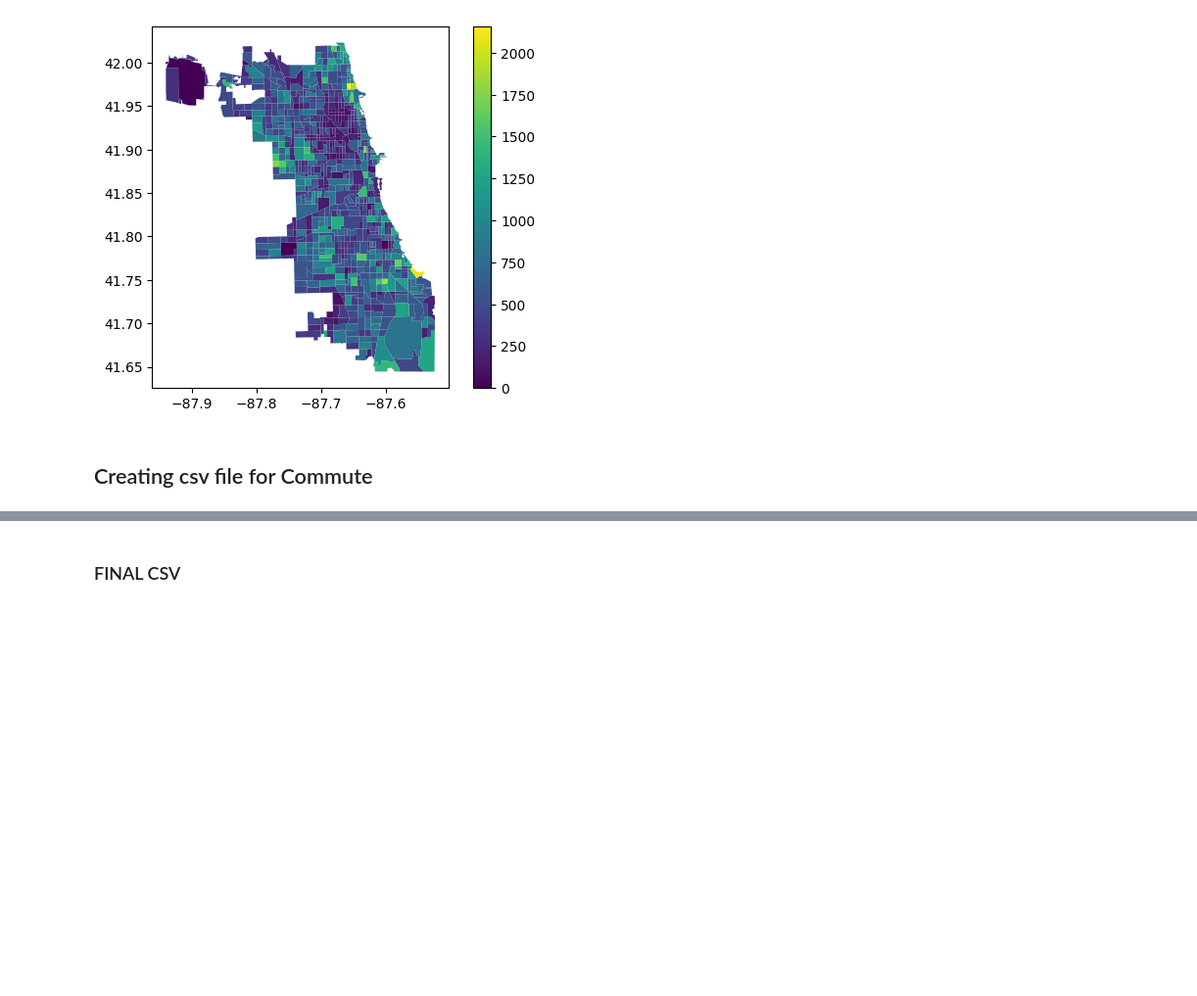
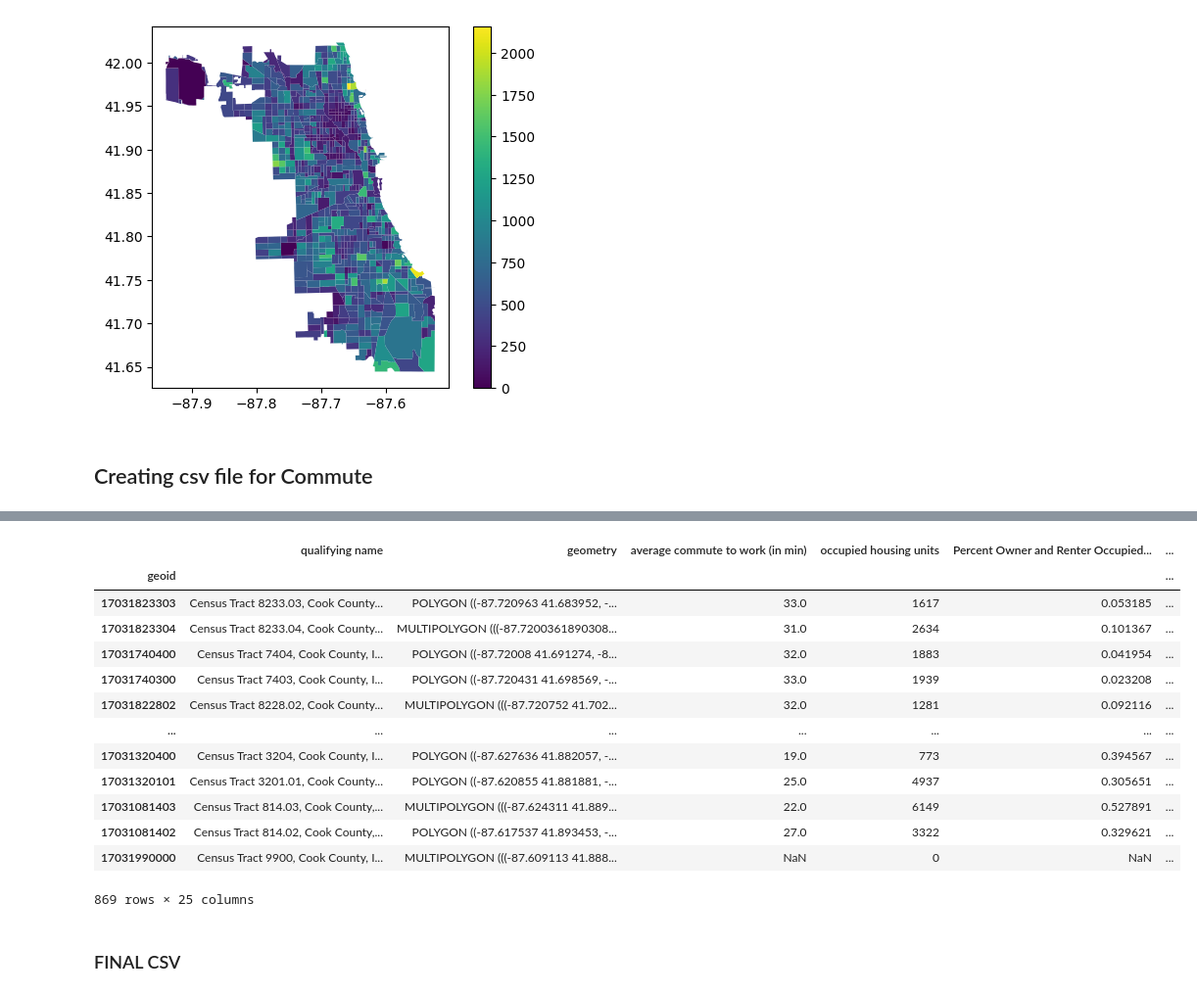
Before and after one commit to uchicago-dsi/cpl_project, a Jupyter notebook: can-summer-2023/notebooks/Notebooks for CSV Compile/commute_csv_creation.ipynb, the cells around one changed output, grey strips where cells are left out. Shown at 98% size. Cells and saved outputs as stored; diff of their text form; code cells hidden in the pictures; blank space fills up the shorter version.

```diff
--- a/can-summer-2023/notebooks/Notebooks for CSV Compile/commute_csv_creation.ipynb
+++ b/can-summer-2023/notebooks/Notebooks for CSV Compile/commute_csv_creation.ipynb
@@ -41,5 +27,0 @@ commute.head()
-# %%
-#Converting df to gdf
-commute['geometry'] = commute['geometry'].apply(wkt.loads)
-commute = gpd.GeoDataFrame(commute, crs="EPSG:4326", geometry=commute['geometry'])
-commute.head()
@@ -68,5 +28,5 @@ Text(0.5, 1.0, 'Percent of Commuters Using Public Transportation')
 # %%
 #getting owner occupied households
-commute['owner occupied households'] = commute['occupied housing units']-commute['renter-occupied housing units']
-commute = commute.sort_values(by='owner occupied households', ascending = False)
-commute.head()
+#commute['owner-occupied housing units'] = commute['occupied housing units']-commute['renter-occupied housing units']
+#commute = commute.sort_values(by='owner-occupied housing units', ascending = False)
+#commute.head()
@@ -352,12 +297,12 @@ old_columns = ['occupied housing units: no vehicle available',
  'occupied housing units: 4 vehicles available',
  'occupied housing units: 5 or more vehicles available']
 
-new_columns = ['Percent Occupied Housing: No Vehicles',
- 'Percent Occupied Housing: 1 Vehicle',
- 'Percent Occupied Housing: 2 Vehicles',
- 'Percent Occupied Housing: 3 Vehicles',
- 'Percent Occupied Housing: 4 Vehicles',
- 'Percent Occupied Housing: 5 or More Vehicles']
+new_columns = ['Percent Owner and Renter Occupied Housing: No Vehicles',
+ 'Percent Owner and Renter Occupied Housing: 1 Vehicle',
+ 'Percent Owner and Renter Occupied Housing: 2 Vehicles',
+ 'Percent Owner and Renter Occupied Housing: 3 Vehicles',
+ 'Percent Owner and Renter Occupied Housing: 4 Vehicles',
+ 'Percent Owner and Renter Occupied Housing: 5 or More Vehicles']
 
 for i in range(1,len(new_columns)+1):
     #print(i)
@@ -406,19 +351,20 @@ for i in range(1,len(new_columns3)+1):
 commute_demos = commute_demos_copy[['qualifying name',
                                     'geometry',
                                     'average commute to work (in min)',
-                                    'owner occupied households',
-                                    'Percent Occupied Housing: No Vehicles',
-                                     'Percent Occupied Housing: 1 Vehicle',
-                                     'Percent Occupied Housing: 2 Vehicles',
-                                     'Percent Occupied Housing: 3 Vehicles',
-                                     'Percent Occupied Housing: 4 Vehicles',
-                                     'Percent Occupied Housing: 5 or More Vehicles',
+                                    'occupied housing units',
+                                    'Percent Owner and Renter Occupied Housing: No Vehicles',
+                                     'Percent Owner and Renter Occupied Housing: 1 Vehicle',
+                                     'Percent Owner and Renter Occupied Housing: 2 Vehicles',
+                                     'Percent Owner and Renter Occupied Housing: 3 Vehicles',
+                                     'Percent Owner and Renter Occupied Housing: 4 Vehicles',
+                                     'Percent Owner and Renter Occupied Housing: 5 or More Vehicles',
                                     'Percent Renter-Occupied Housing: No Vehicles',
                                      'Percent Renter-Occupied Housing: 1 Vehicle',
                                      'Percent Renter-Occupied Housing: 2 Vehicles',
                                      'Percent Renter-Occupied Housing: 3 Vehicles',
                                      'Percent Renter-Occupied Housing: 4 Vehicles',
                                      'Percent Renter-Occupied Housing: 5 or More Vehicles',
+                                    'workers 16 years and over',
                                     'Percent Workers 16+: Car, Truck, or Van ',
                                      'Percent Workers 16+: Drove Alone',
                                      'Percent Workers 16+: Carpooled',
@@ -427,6 +373,23 @@ commute_demos = commute_demos_copy[['qualifying name',
                                      'Percent Workers 16+: Bicycle',
                                     'Percent Workers 16+: Walked',
                                     'Percent Workers 16+: Other Means']]
+# %%
+commute_demos
+# %% [output]
+|  | qualifying name | geometry | average commute to work (in min) | occupied housing units | Percent Owner and Renter Occupied... | ... |
+| geoid |  |  |  |  |  | ... |
+| 17031823303 | Census Tract 8233.03, Cook County... | POLYGON ((-87.720963 41.683952, -... | 33.0 | 1617 | 0.053185 | ... |
+| 17031823304 | Census Tract 8233.04, Cook County... | MULTIPOLYGON (((-87.7200361890308... | 31.0 | 2634 | 0.101367 | ... |
+| 17031740400 | Census Tract 7404, Cook County, I... | POLYGON ((-87.72008 41.691274, -8... | 32.0 | 1883 | 0.041954 | ... |
+| 17031740300 | Census Tract 7403, Cook County, I... | POLYGON ((-87.720431 41.698569, -... | 33.0 | 1939 | 0.023208 | ... |
+| 17031822802 | Census Tract 8228.02, Cook County... | MULTIPOLYGON (((-87.720752 41.702... | 32.0 | 1281 | 0.092116 | ... |
+| ... | ... | ... | ... | ... | ... | ... |
+| 17031320400 | Census Tract 3204, Cook County, I... | POLYGON ((-87.627636 41.882057, -... | 19.0 | 773 | 0.394567 | ... |
+| 17031320101 | Census Tract 3201.01, Cook County... | POLYGON ((-87.620855 41.881881, -... | 25.0 | 4937 | 0.305651 | ... |
+| 17031081403 | Census Tract 814.03, Cook County,... | MULTIPOLYGON (((-87.624311 41.889... | 22.0 | 6149 | 0.527891 | ... |
+| 17031081402 | Census Tract 814.02, Cook County,... | POLYGON ((-87.617537 41.893453, -... | 27.0 | 3322 | 0.329621 | ... |
+| 17031990000 | Census Tract 9900, Cook County, I... | MULTIPOLYGON (((-87.609113 41.888... | NaN | 0 | NaN | ... |
+869 rows × 25 columns
 # %% [markdown]
 ### FINAL CSV
 # %%
```
Also changed, not shown: parts of 9 cells of this notebook.
